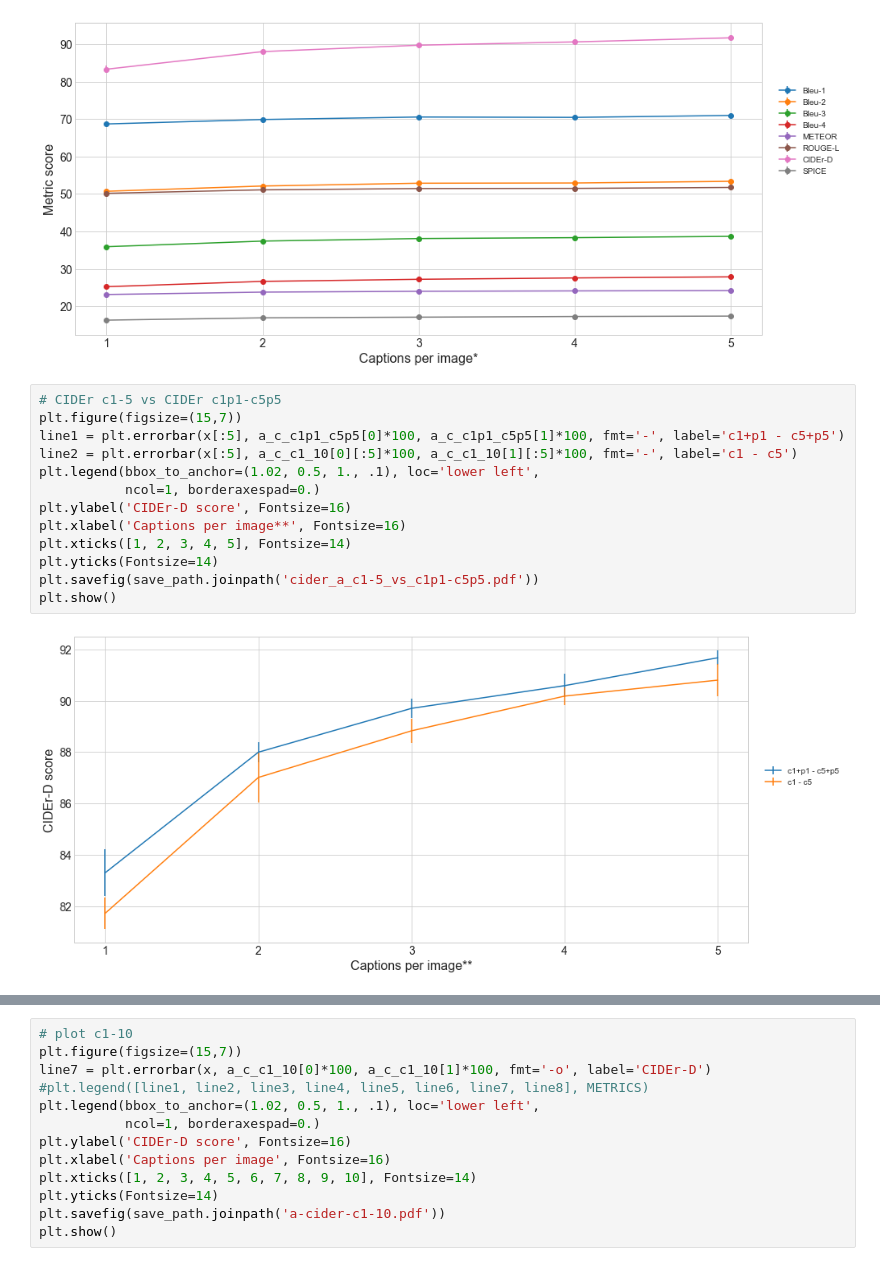
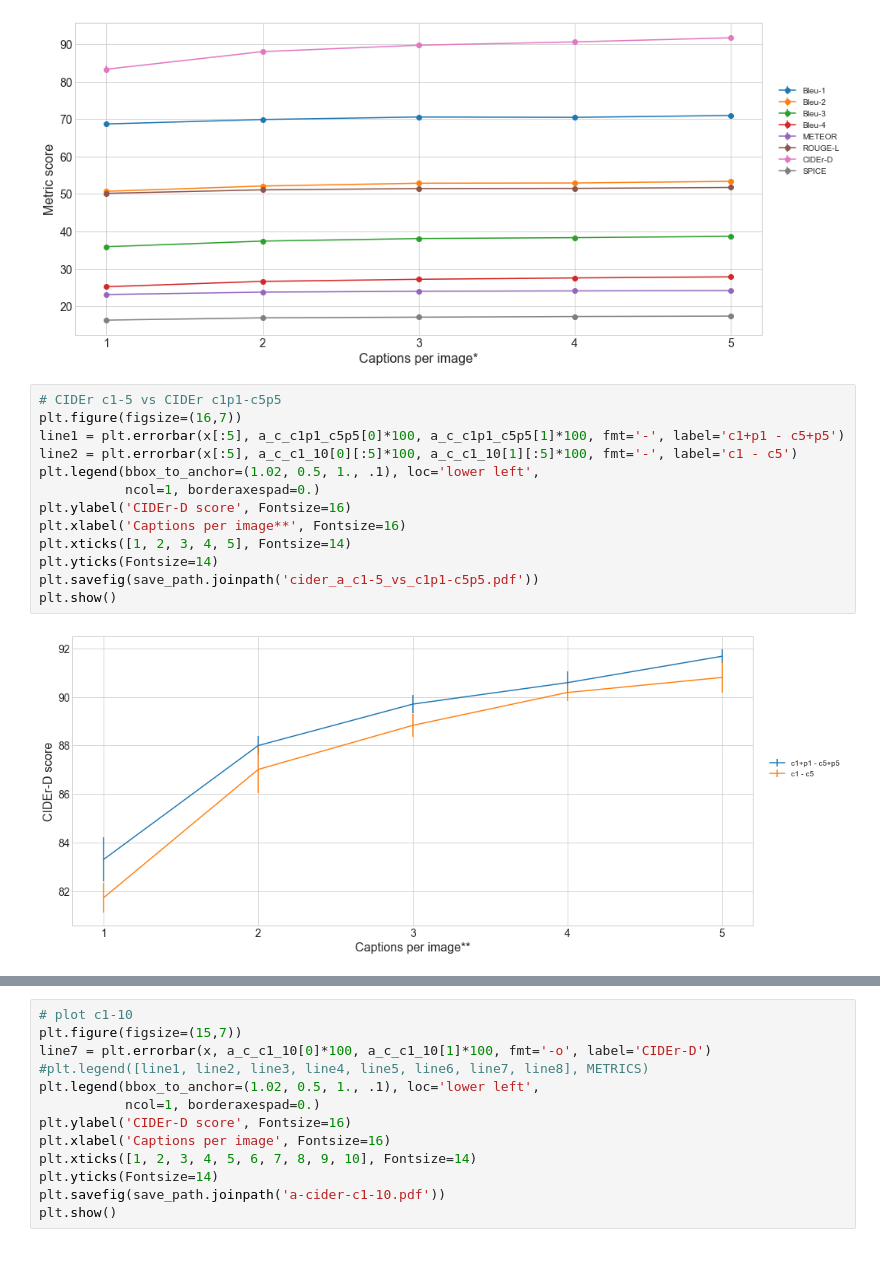
Before and after one commit to ingritu/TDT4900-Master-Thesis, a Jupyter notebook: notebooks/Results.ipynb, the cells around one changed output, grey strips where cells are left out. Drawn from its saved outputs; the diff is of its cells as text.

```diff
--- a/notebooks/Results.ipynb
+++ b/notebooks/Results.ipynb
@@ -465,18 +465,18 @@ plt.show()
 [figure]
 # %%
 # CIDEr c1-5 vs CIDEr c1p1-c5p5
-plt.figure(figsize=(15,7))
+plt.figure(figsize=(16,7))
 line1 = plt.errorbar(x[:5], a_c_c1p1_c5p5[0]*100, a_c_c1p1_c5p5[1]*100, fmt='-', label='c1+p1 - c5+p5')
 line2 = plt.errorbar(x[:5], a_c_c1_10[0][:5]*100, a_c_c1_10[1][:5]*100, fmt='-', label='c1 - c5')
 plt.legend(bbox_to_anchor=(1.02, 0.5, 1., .1), loc='lower left',
            ncol=1, borderaxespad=0.)
 plt.ylabel('CIDEr-D score', Fontsize=16)
 plt.xlabel('Captions per image**', Fontsize=16)
 plt.xticks([1, 2, 3, 4, 5], Fontsize=14)
 plt.yticks(Fontsize=14)
 plt.savefig(save_path.joinpath('cider_a_c1-5_vs_c1p1-c5p5.pdf'))
 plt.show()
 # %% [output]
-[figure, old version]
+[figure, new version]
 # %%
 # METEOR c1-5 vs CIDEr c1p1-c5p5
```
Also changed, not shown: parts of 7 cells of this notebook.
